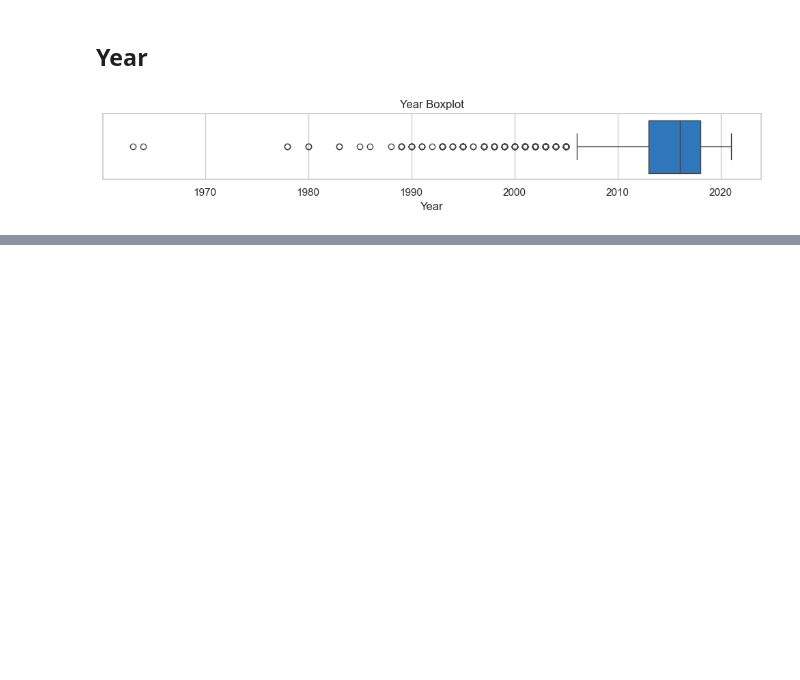
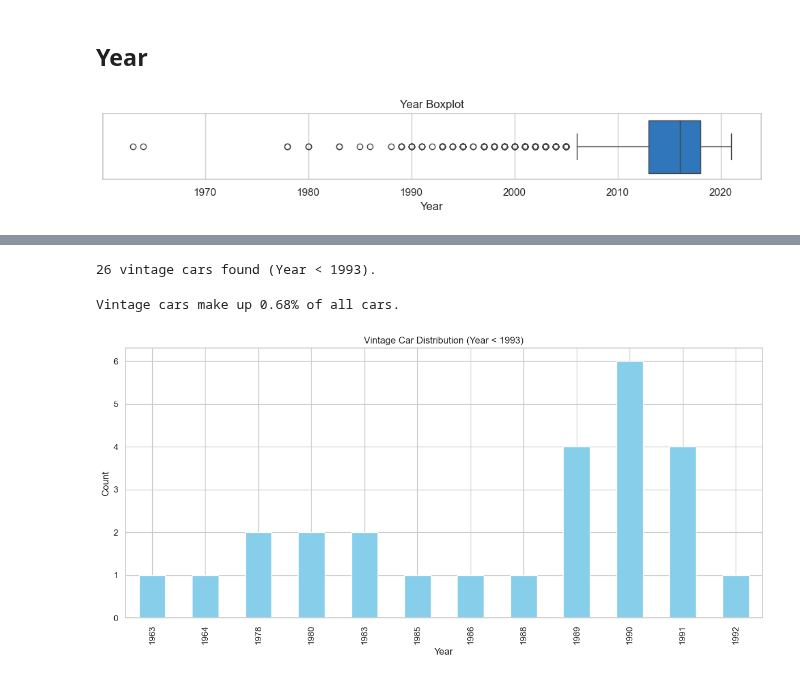
Before and after one commit to RioPramana21/Ctrl-Price-Taking-Control-of-Used-Car-Valuations-with-ML, a Jupyter notebook: code_files/3_outliers_handling.ipynb, the cells around one changed output, grey strips where cells are left out. Drawn from its saved outputs; the diff is of its cells as text; code cells hidden in the pictures; blank space fills up the shorter version.

```diff
--- a/code_files/3_outliers_handling.ipynb
+++ b/code_files/3_outliers_handling.ipynb
@@ -156,0 +270,18 @@ plot_box(df['Year'], title='Year Boxplot', xlabel='Year')
+# %%
+print(len(vintage_cars), "vintage cars found (Year < 1993).")
+# %% [output]
+26 vintage cars found (Year < 1993).
+# %%
+# ---- Vintage cars: Year < 1993 (at least 30 years old) ----
+vintage_cars = df[df['Year'] < 1993]
+vintage_percentage = len(vintage_cars) / len(df) * 100
+print(f"Vintage cars make up {vintage_percentage:.2f}% of all cars.")
+vintage_cars['Year'].value_counts().sort_index().plot(kind='bar', figsize=(12, 6), color='skyblue')
+plt.title('Vintage Car Distribution (Year < 1993)')
+plt.xlabel('Year')
+plt.ylabel('Count')
+plt.tight_layout()
+plt.show()
+# %% [output]
+Vintage cars make up 0.68% of all cars.
+[figure, added]
```
Also changed, not shown: parts of 50 cells of this notebook, 1 other file.
